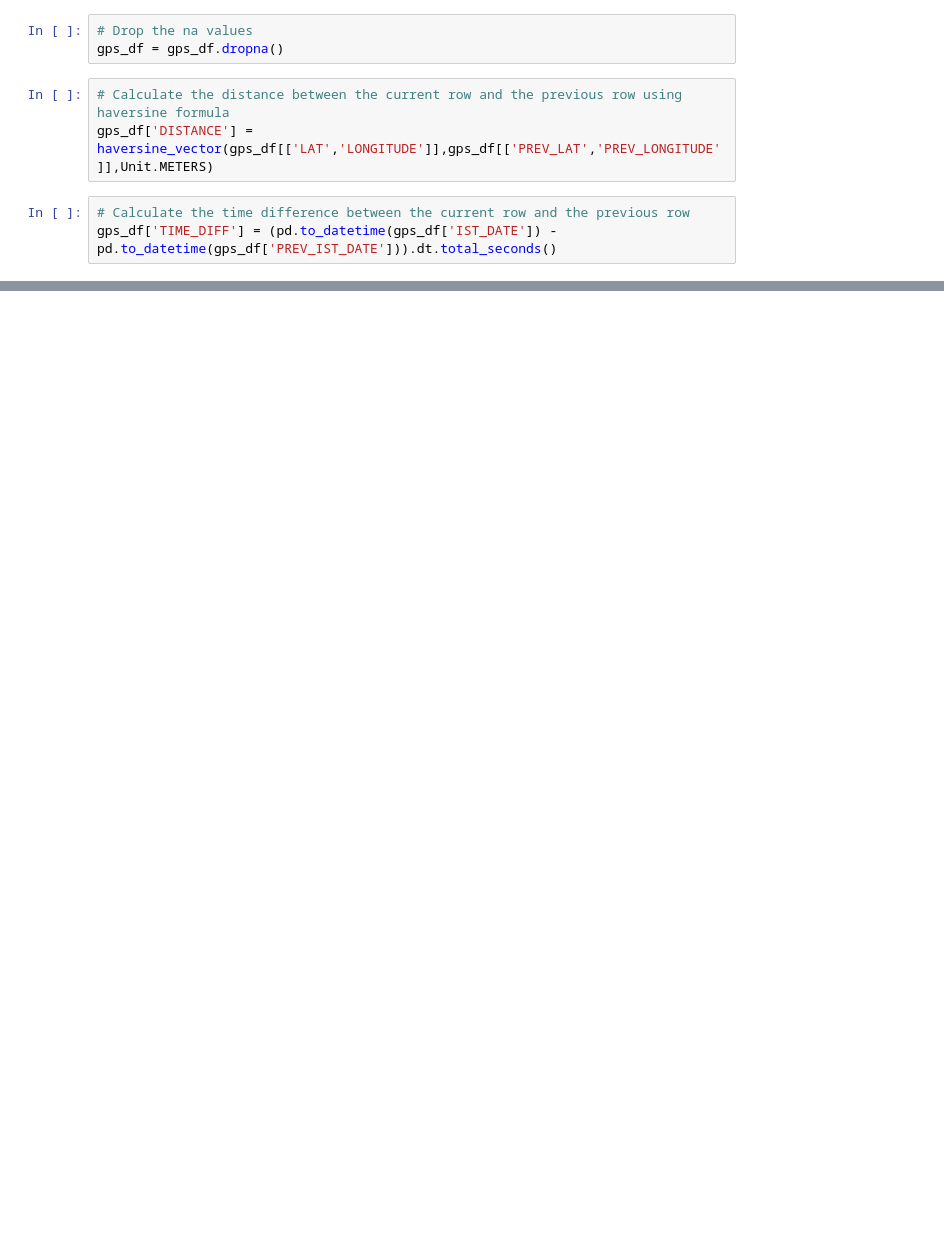
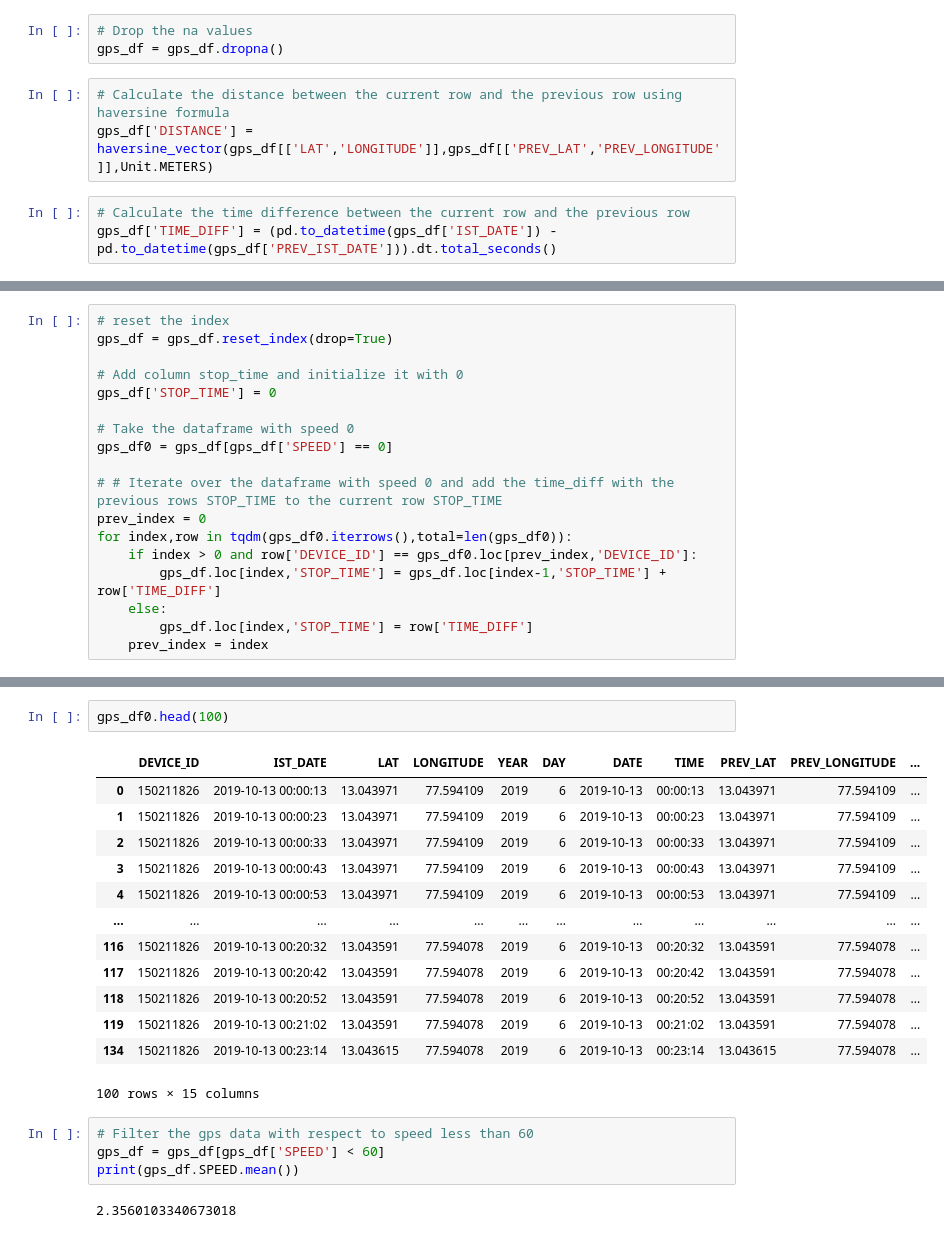
Before and after one commit to varun-1411/traffic_congestion_clustering, a Jupyter notebook: Notebooks/preprocessing.ipynb, the cells around one changed output, grey strips where cells are left out. Saved outputs shown, nothing was run; the diff lists cells and outputs as text; blank space fills up the shorter version.

```diff
--- a/Notebooks/preprocessing.ipynb
+++ b/Notebooks/preprocessing.ipynb
@@ -109,0 +135,18 @@ plt.show()
+# %%
+# reset the index
+gps_df = gps_df.reset_index(drop=True)
+
+# Add column stop_time and initialize it with 0
+gps_df['STOP_TIME'] = 0
+
+# Take the dataframe with speed 0
+gps_df0 = gps_df[gps_df['SPEED'] == 0]
+
+# # Iterate over the dataframe with speed 0 and add the time_diff with the previous rows STOP_TIME to the current row STOP_TIME
+prev_index = 0
+for index,row in tqdm(gps_df0.iterrows(),total=len(gps_df0)):
+    if index > 0 and row['DEVICE_ID'] == gps_df0.loc[prev_index,'DEVICE_ID']:
+        gps_df.loc[index,'STOP_TIME'] = gps_df.loc[index-1,'STOP_TIME'] + row['TIME_DIFF']
+    else:
+        gps_df.loc[index,'STOP_TIME'] = row['TIME_DIFF']
+    prev_index = index
@@ -110,2 +184,24 @@ plt.show()
+# %%
+gps_df0.head(100)
+# %% [output]
+|  | DEVICE_ID | IST_DATE | LAT | LONGITUDE | YEAR | DAY | DATE | TIME | PREV_LAT | PREV_LONGITUDE | ... |
+| 0 | 150211826 | 2019-10-13 00:00:13 | 13.043971 | 77.594109 | 2019 | 6 | 2019-10-13 | 00:00:13 | 13.043971 | 77.594109 | ... |
+| 1 | 150211826 | 2019-10-13 00:00:23 | 13.043971 | 77.594109 | 2019 | 6 | 2019-10-13 | 00:00:23 | 13.043971 | 77.594109 | ... |
+| 2 | 150211826 | 2019-10-13 00:00:33 | 13.043971 | 77.594109 | 2019 | 6 | 2019-10-13 | 00:00:33 | 13.043971 | 77.594109 | ... |
+| 3 | 150211826 | 2019-10-13 00:00:43 | 13.043971 | 77.594109 | 2019 | 6 | 2019-10-13 | 00:00:43 | 13.043971 | 77.594109 | ... |
+| 4 | 150211826 | 2019-10-13 00:00:53 | 13.043971 | 77.594109 | 2019 | 6 | 2019-10-13 | 00:00:53 | 13.043971 | 77.594109 | ... |
+| ... | ... | ... | ... | ... | ... | ... | ... | ... | ... | ... | ... |
+| 116 | 150211826 | 2019-10-13 00:20:32 | 13.043591 | 77.594078 | 2019 | 6 | 2019-10-13 | 00:20:32 | 13.043591 | 77.594078 | ... |
+| 117 | 150211826 | 2019-10-13 00:20:42 | 13.043591 | 77.594078 | 2019 | 6 | 2019-10-13 | 00:20:42 | 13.043591 | 77.594078 | ... |
+| 118 | 150211826 | 2019-10-13 00:20:52 | 13.043591 | 77.594078 | 2019 | 6 | 2019-10-13 | 00:20:52 | 13.043591 | 77.594078 | ... |
+| 119 | 150211826 | 2019-10-13 00:21:02 | 13.043591 | 77.594078 | 2019 | 6 | 2019-10-13 | 00:21:02 | 13.043591 | 77.594078 | ... |
+| 134 | 150211826 | 2019-10-13 00:23:14 | 13.043615 | 77.594078 | 2019 | 6 | 2019-10-13 | 00:23:14 | 13.043615 | 77.594078 | ... |
+100 rows × 15 columns
+# %%
+# Filter the gps data with respect to speed less than 60
+gps_df = gps_df[gps_df['SPEED'] < 60]
+print(gps_df.SPEED.mean())
+# %% [output]
+2.3560103340673018
 # %%
 # Value counts of speed
```
Also changed, not shown: parts of 38 cells of this notebook.
